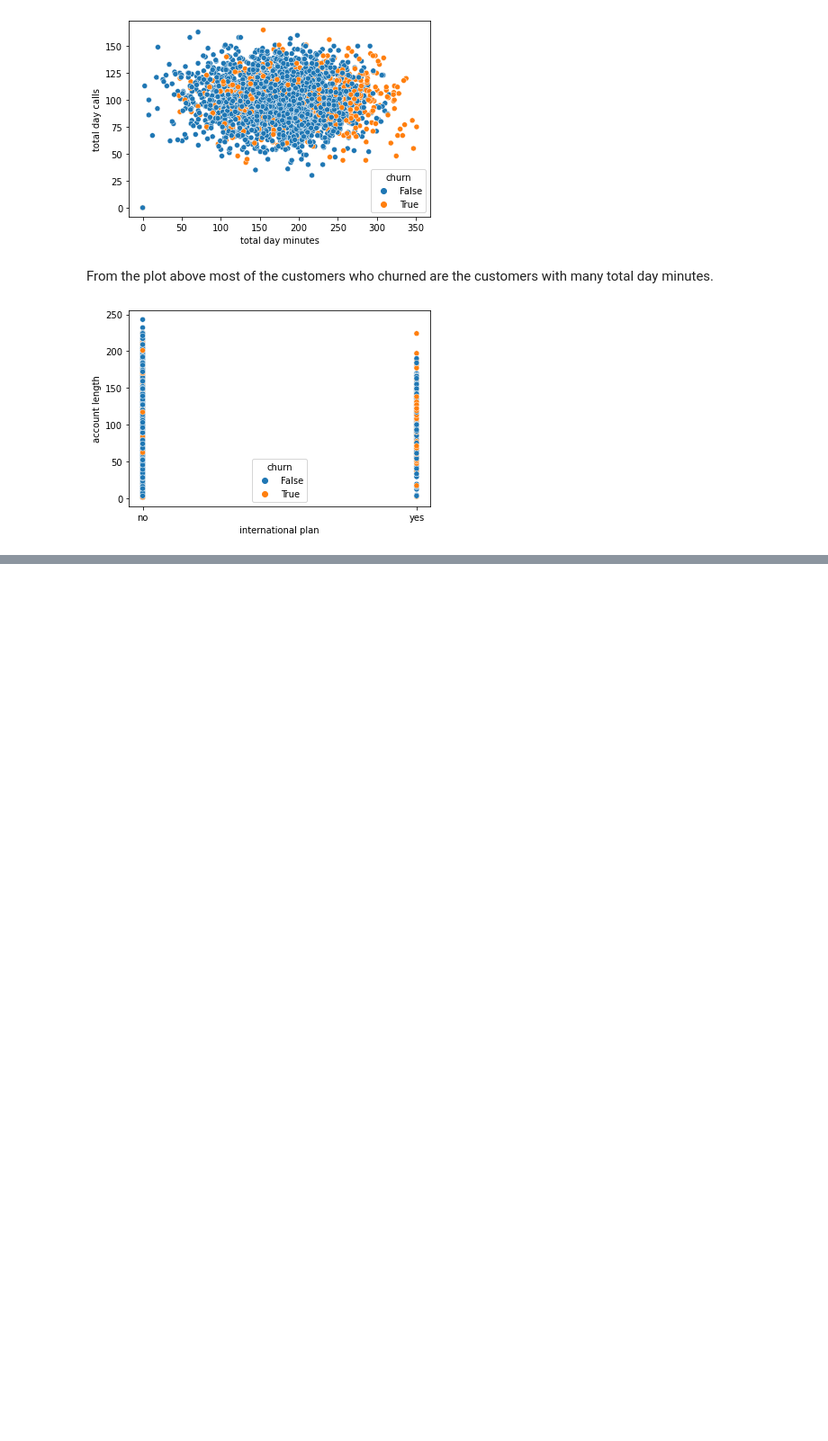
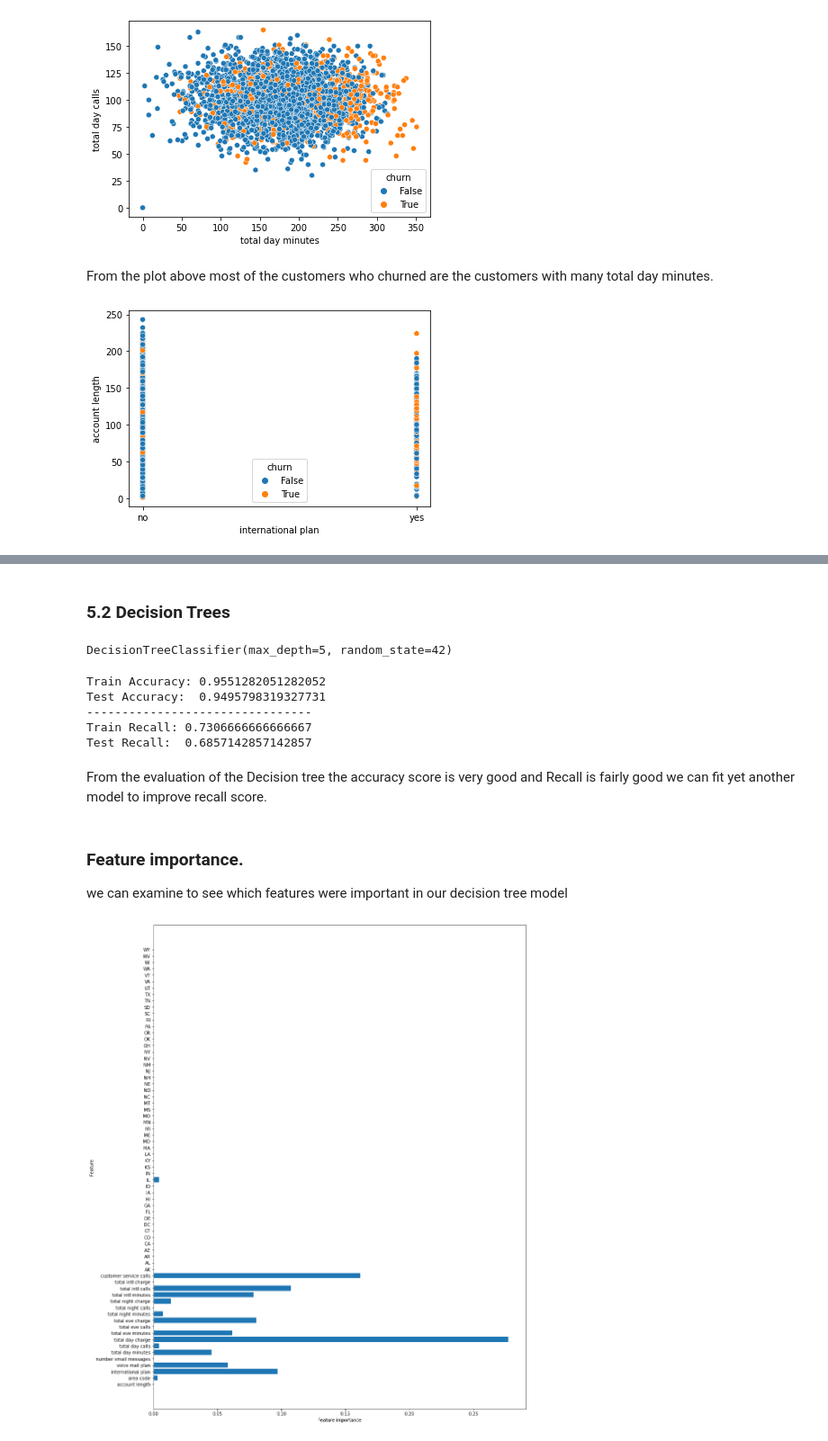
Before and after one commit to kamaupaul/Churn_in_Telecom_Project, a Jupyter notebook: Untitled-checkpoint.ipynb, the cells around one changed output, grey strips where cells are left out. Shown: that part at 90% size. Drawn from its saved outputs; the diff is of its cells as text; code cells hidden in the pictures; blank space fills up the shorter version.

```diff
--- a/Untitled-checkpoint.ipynb
+++ b/Untitled-checkpoint.ipynb
@@ -287,0 +367,24 @@ plt.show()
+# %%
+# importing  OneHotEncoder
+from sklearn.preprocessing import OneHotEncoder
+
+# One-hot encode categorical columns.
+ohe = OneHotEncoder(sparse = False, handle_unknown = "ignore")
+
+# fit ohe on small train data
+ohe.fit(predictors[['state']])
+
+# access the column names of the states
+col_names = ohe.categories_[0]
+
+# make a df with encoded states
+train_state_encoded = pd.DataFrame(ohe.transform(predictors[["state"]]),
+                               index = predictors.index,
+                               columns = col_names)
+
+# combine encoded features
+predictors = pd.concat([predictors.drop("state", axis = 1), train_state_encoded], axis = 1)
+# %%
+# Split the data into training and test sets
+
+X_train, X_test, y_train, y_test = train_test_split(predictors,labels, test_size = 0.25, random_state = 42)
@@ -287,0 +473,39 @@ plt.show()
+# %% [markdown]
+### 5.2 Decision Trees
+# %%
+# Instantiate and fit a DecisionTreeClassifier
+tree_clf = DecisionTreeClassifier(criterion='gini', max_depth = 5, random_state=42)
+tree_clf.fit(X_train,y_train)
+# %% [output]
+DecisionTreeClassifier(max_depth=5, random_state=42)
+# %%
+# Evaluation.
+print(f'Train Accuracy: {accuracy_score(y_train, tree_clf.predict(X_train))}')
+print(f'Test Accuracy:  {accuracy_score(y_test, tree_clf.predict(X_test))}')
+print('--------------------------------')
+
+print(f'Train Recall: {recall_score(y_train, tree_clf.predict(X_train))}')
+print(f'Test Recall:  {recall_score(y_test, tree_clf.predict(X_test))}')
+# %% [output]
+Train Accuracy: 0.9551282051282052
+Test Accuracy:  0.9495798319327731
+--------------------------------
+Train Recall: 0.7306666666666667
+Test Recall:  0.6857142857142857
+# %% [markdown]
+From the evaluation of the Decision tree the accuracy score is very good and Recall is fairly good we can fit yet another model to improve recall score.
+# %% [markdown]
+### Feature importance.
+ we can examine to see which features were important in our decision tree model
+# %%
+def plot_feature_importances(model):
+    n_features = X_train.shape[1]
+    plt.figure(figsize=(15,20))
+    plt.barh(range(n_features), model.feature_importances_, align='center')
+    plt.yticks(np.arange(n_features), X_train.columns.values)
+    plt.xlabel('Feature importance')
+    plt.ylabel('Feature')
+
+plot_feature_importances(tree_clf)
+# %% [output]
+[figure, added]
```
Also changed, not shown: parts of 41 cells of this notebook.
